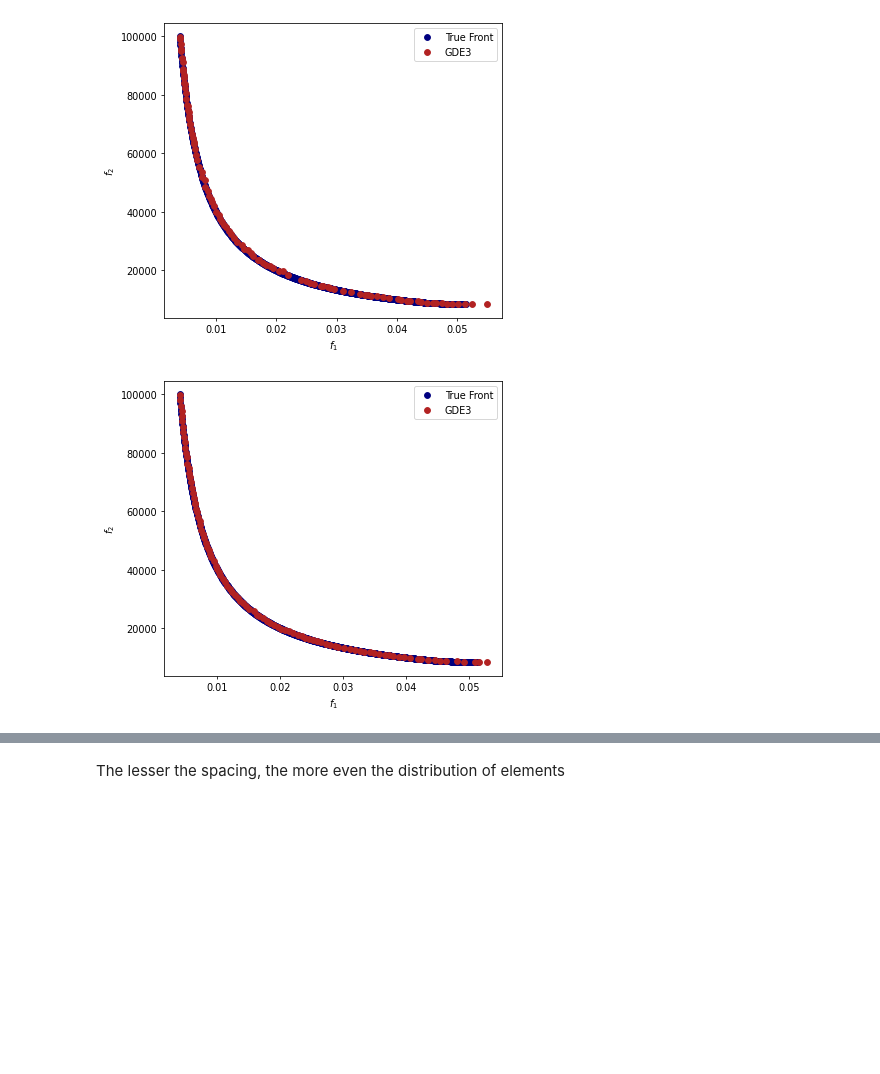
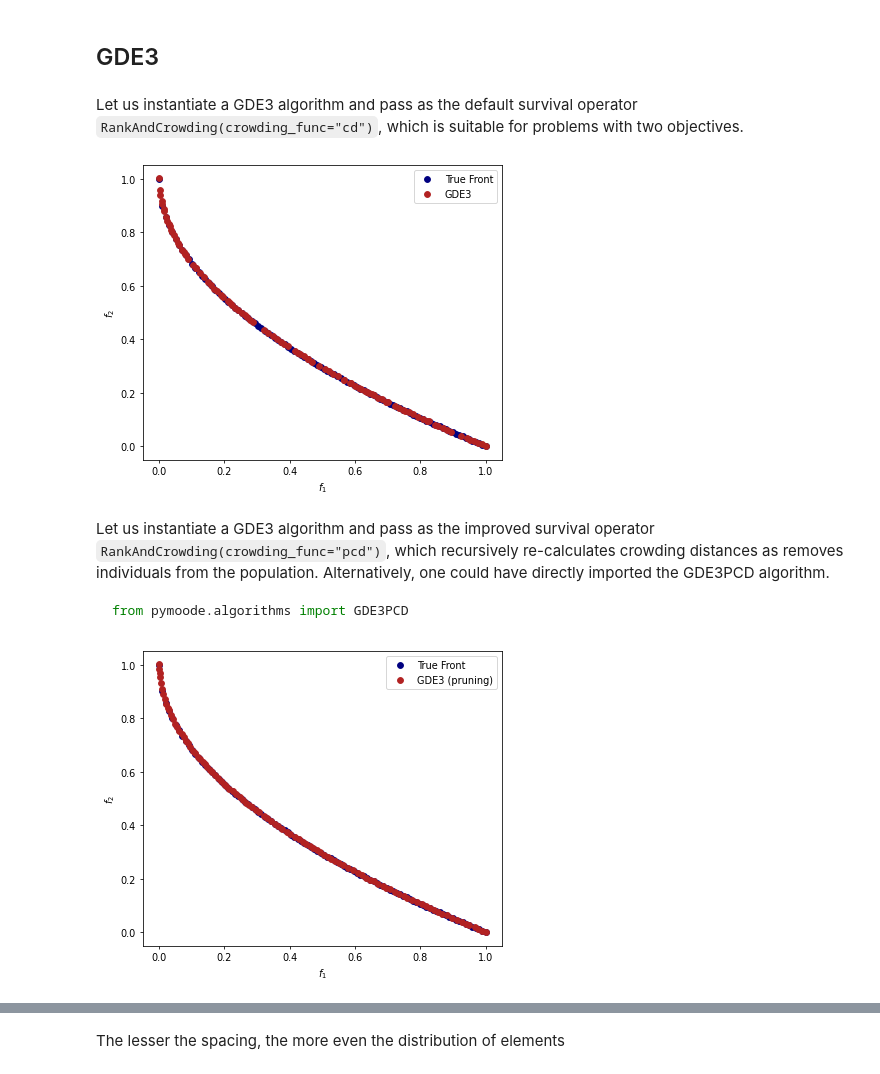
Before and after one commit to mooscaliaproject/pymoode, a Jupyter notebook: docs/source/Usage/Multi-objective.ipynb, the cells around one changed output, grey strips where cells are left out. Cells and saved outputs as stored; diff of their text form; code cells hidden in the pictures; blank space fills up the shorter version.

````diff
--- a/docs/source/Usage/Multi-objective.ipynb
+++ b/docs/source/Usage/Multi-objective.ipynb
@@ -9,12 +27,16 @@ from pymoode.algorithms import GDE3, NSDE
 from pymoode.survival import RankAndCrowding
 from pymoode.performance import SpacingIndicator
 # %%
-problem = get_problem("truss2d")
+problem = get_problem("zdt1")
 pf = problem.pareto_front()
 # %%
 NGEN = 250
 POPSIZE = 100
 SEED = 5
+# %% [markdown]
+## GDE3
+# %% [markdown]
+Let us instantiate a GDE3 algorithm and pass as the default survival operator ``RankAndCrowding(crowding_func="cd")``, which is suitable for problems with two objectives.
 # %%
 gde3 = GDE3(
     pop_size=POPSIZE, variant="DE/rand/1/bin", CR=0.5, F=(0.0, 0.9), de_repair="bounce-back",
@@ -39,7 +61,13 @@ ax.legend()
 fig.tight_layout()
 plt.show()
 # %% [output]
-[figure, old version]
+[figure, new version]
+# %% [markdown]
+Let us instantiate a GDE3 algorithm and pass as the improved survival operator ``RankAndCrowding(crowding_func="pcd")``, which recursively re-calculates crowding distances as removes individuals from the population. Alternatively, one could have directly imported the GDE3PCD algorithm.
+
+```python
+from pymoode.algorithms import GDE3PCD
+```
 # %%
 gde3p = GDE3(
     pop_size=POPSIZE, variant="DE/rand/1/bin", CR=0.5, F=(0.0, 0.9), de_repair="bounce-back",
@@ -57,11 +85,11 @@ res_gde3p = minimize(
 # %%
 fig, ax = plt.subplots(figsize=[6, 5], dpi=70)
 ax.scatter(pf[:, 0], pf[:, 1], color="navy", label="True Front")
-ax.scatter(res_gde3p.F[:, 0], res_gde3p.F[:, 1], color="firebrick", label="GDE3")
+ax.scatter(res_gde3p.F[:, 0], res_gde3p.F[:, 1], color="firebrick", label="GDE3 (pruning)")
 ax.set_ylabel("$f_2$")
 ax.set_xlabel("$f_1$")
 ax.legend()
 fig.tight_layout()
 plt.show()
 # %% [output]
-[figure, old version]
+[figure, new version]
````
Also changed, not shown: parts of 10 cells of this notebook, 7 other files.
